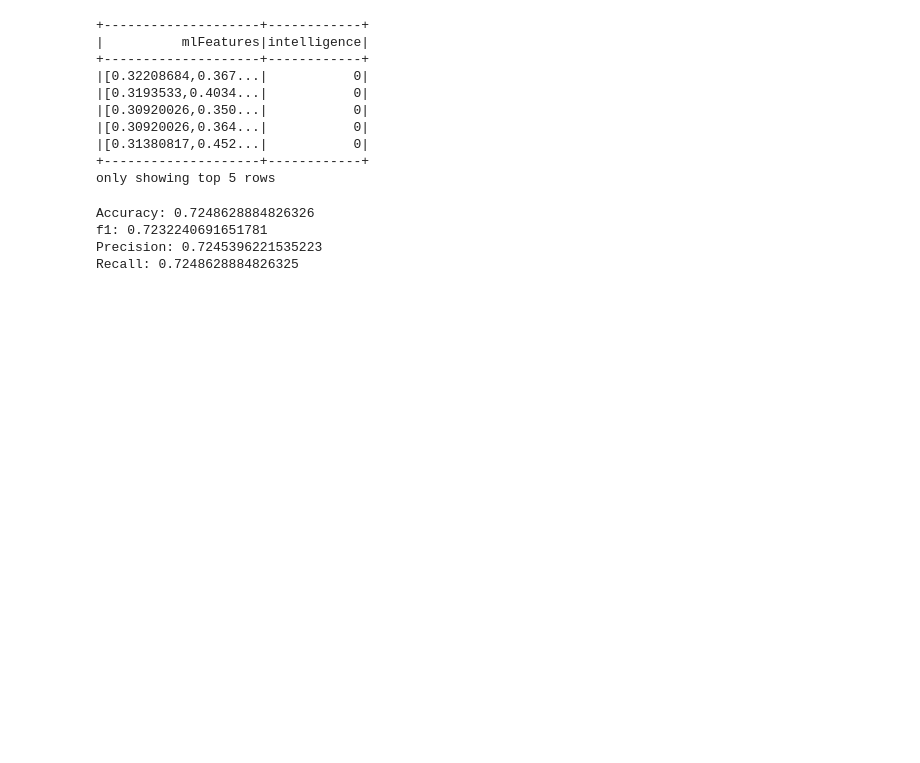
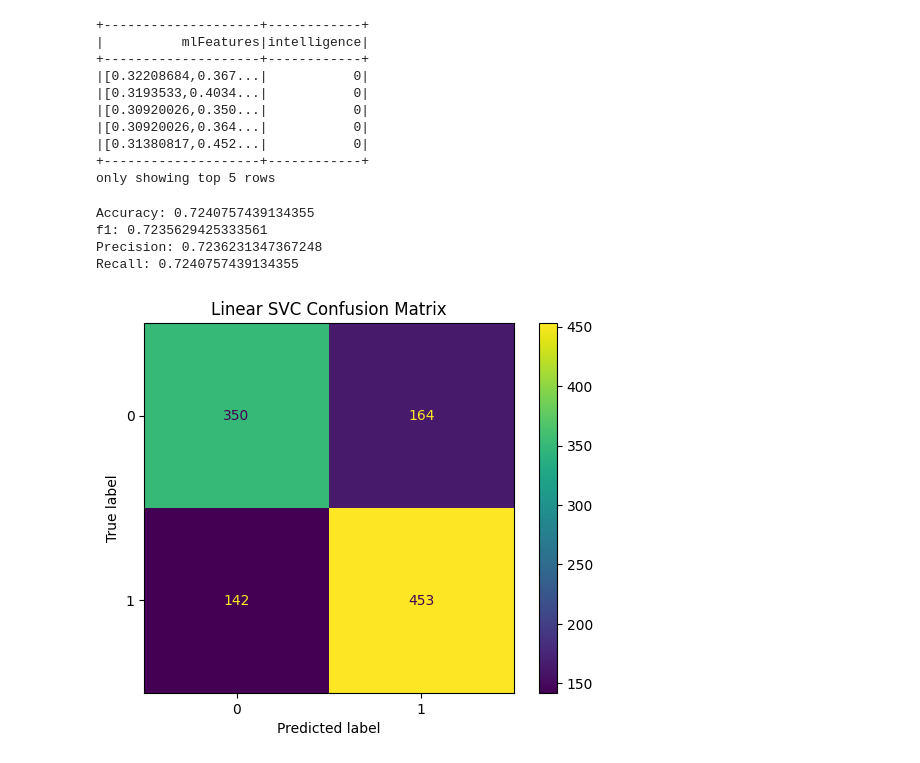
Before and after one commit to YoitzMatt/UB-CSE487-prj, a Jupyter notebook: PySpark/PySpark-Models/allModels.ipynb, the cells around one changed output. Saved outputs shown, nothing was run; the diff lists cells and outputs as text; code cells hidden in the pictures; blank space fills up the shorter version.

Commit message:
added confusion matrices

```diff
--- a/PySpark/PySpark-Models/allModels.ipynb
+++ b/PySpark/PySpark-Models/allModels.ipynb
@@ -41,23 +75,33 @@ only showing top 5 rows
 # %%
 #Linear SVC
 spark.sparkContext.setJobGroup("LinearSVC", "Initialize and train LinearSVC Model")
 svmModel = LinearSVC(featuresCol="mlFeatures", labelCol="intelligence", regParam=0.01)
 accuracyEval = MulticlassClassificationEvaluator(labelCol="intelligence", predictionCol="prediction", metricName="accuracy")
 f1Eval = MulticlassClassificationEvaluator(labelCol="intelligence", predictionCol="prediction", metricName="f1")
 precisionEval = MulticlassClassificationEvaluator(labelCol="intelligence", predictionCol="prediction", metricName="weightedPrecision")
 recallEval = MulticlassClassificationEvaluator(labelCol="intelligence", predictionCol="prediction", metricName="weightedRecall")
 
 svmModel = svmModel.fit(trainData)
 predictions = svmModel.transform(testData)
 print("Accuracy: " + str(accuracyEval.evaluate(predictions)))
 print("f1: " + str(f1Eval.evaluate(predictions)))
 print("Precision: " + str(precisionEval.evaluate(predictions)))
 print("Recall: " + str(recallEval.evaluate(predictions)))
+
+#make columns into array
+yPredictions = predictions.select("prediction").rdd.flatMap(lambda x: x).collect()
+yTrue = predictions.select("intelligence").rdd.flatMap(lambda x: x).collect()
+confusionMatrix = sklearn.metrics.confusion_matrix(y_true=yTrue, y_pred=yPredictions)
+disp = sklearn.metrics.ConfusionMatrixDisplay(confusionMatrix)
+disp.plot()
+plt.title("Linear SVC Confusion Matrix")
+plt.show()
 # %% [output]
-Accuracy: 0.7248628884826326
-f1: 0.7232240691651781
-Precision: 0.7245396221535223
-Recall: 0.7248628884826325
+Accuracy: 0.7240757439134355
+f1: 0.7235629425333561
+Precision: 0.7236231347367248
+Recall: 0.7240757439134355
+[figure, added]
 # %%
 #Logistic Regressor
 spark.sparkContext.setJobGroup("LogisticRegression", "Initialize and train LogisticRegression Model")
```
Also changed, not shown: parts of 9 cells of this notebook.
